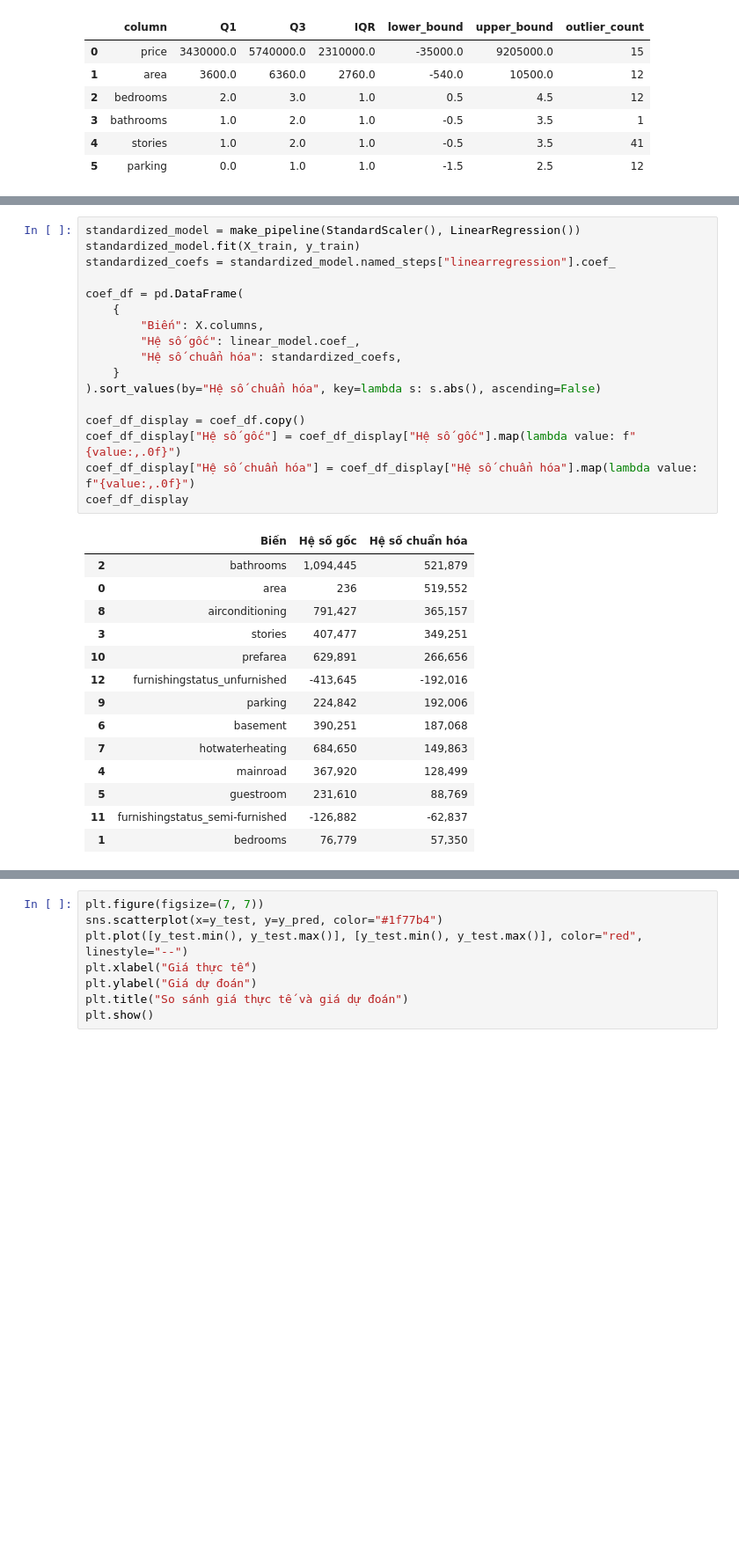
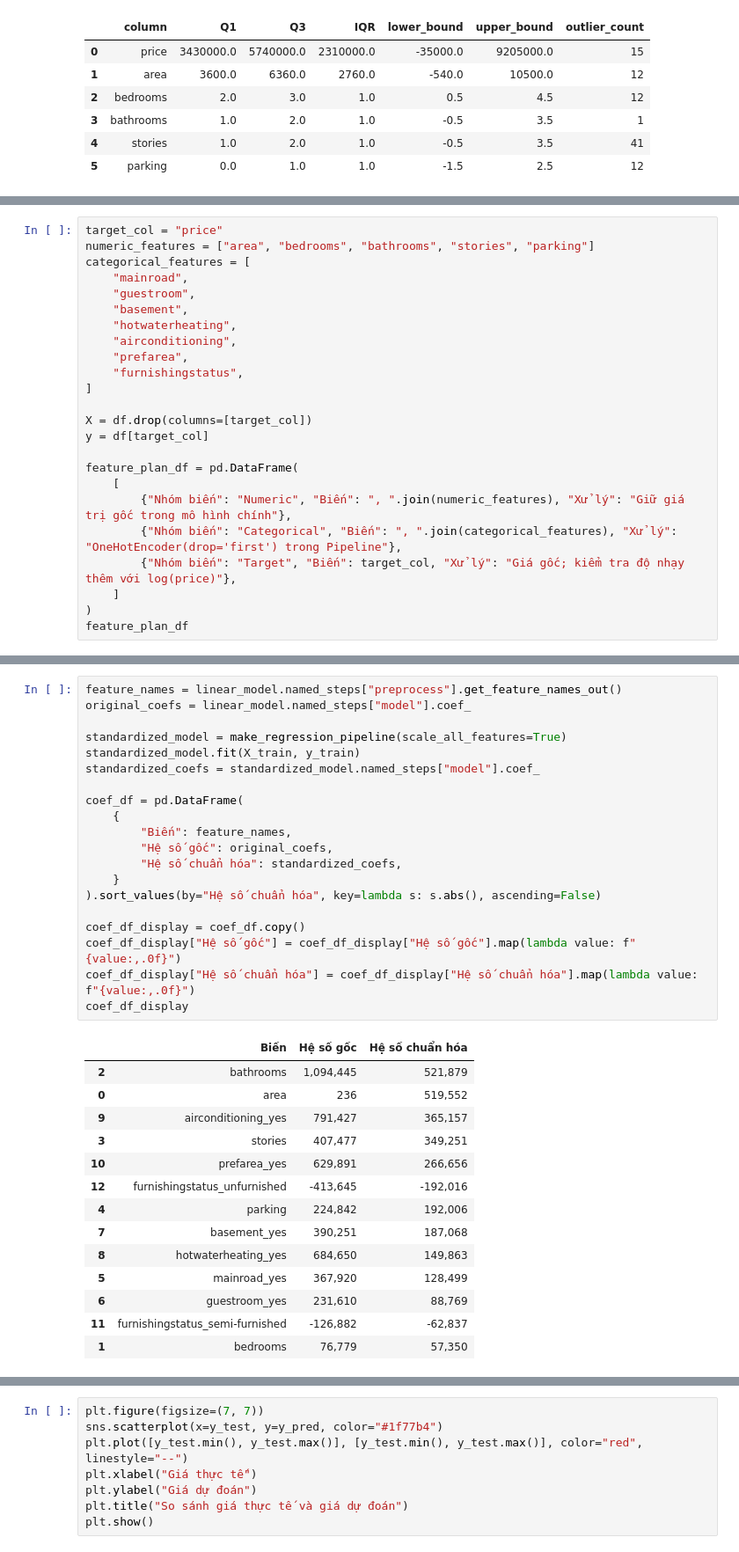
Before and after one commit to uit-straydog/ie224-fp, a Jupyter notebook: main.ipynb, the cells around one changed output, grey strips where cells are left out. Shown at 88% size. Cells and saved outputs as stored; diff of their text form; blank space fills up the shorter version.

```diff
--- a/main.ipynb
+++ b/main.ipynb
@@ -413,0 +414,24 @@ df_model.head()
+# %%
+target_col = "price"
+numeric_features = ["area", "bedrooms", "bathrooms", "stories", "parking"]
+categorical_features = [
+    "mainroad",
+    "guestroom",
+    "basement",
+    "hotwaterheating",
+    "airconditioning",
+    "prefarea",
+    "furnishingstatus",
+]
+
+X = df.drop(columns=[target_col])
+y = df[target_col]
+
+feature_plan_df = pd.DataFrame(
+    [
+        {"Nhóm biến": "Numeric", "Biến": ", ".join(numeric_features), "Xử lý": "Giữ giá trị gốc trong mô hình chính"},
+        {"Nhóm biến": "Categorical", "Biến": ", ".join(categorical_features), "Xử lý": "OneHotEncoder(drop='first') trong Pipeline"},
+        {"Nhóm biến": "Target", "Biến": target_col, "Xử lý": "Giá gốc; kiểm tra độ nhạy thêm với log(price)"},
+    ]
+)
+feature_plan_df
@@ -503,32 +559,35 @@ Bảng đánh giá cho thấy mô hình Linear Regression tốt hơn baseline d
 # %%
-standardized_model = make_pipeline(StandardScaler(), LinearRegression())
+feature_names = linear_model.named_steps["preprocess"].get_feature_names_out()
+original_coefs = linear_model.named_steps["model"].coef_
+
+standardized_model = make_regression_pipeline(scale_all_features=True)
 standardized_model.fit(X_train, y_train)
-standardized_coefs = standardized_model.named_steps["linearregression"].coef_
+standardized_coefs = standardized_model.named_steps["model"].coef_
 
 coef_df = pd.DataFrame(
     {
-        "Biến": X.columns,
-        "Hệ số gốc": linear_model.coef_,
+        "Biến": feature_names,
+        "Hệ số gốc": original_coefs,
         "Hệ số chuẩn hóa": standardized_coefs,
     }
 ).sort_values(by="Hệ số chuẩn hóa", key=lambda s: s.abs(), ascending=False)
 
 coef_df_display = coef_df.copy()
 coef_df_display["Hệ số gốc"] = coef_df_display["Hệ số gốc"].map(lambda value: f"{value:,.0f}")
 coef_df_display["Hệ số chuẩn hóa"] = coef_df_display["Hệ số chuẩn hóa"].map(lambda value: f"{value:,.0f}")
 coef_df_display
 # %% [output]
 |  | Biến | Hệ số gốc | Hệ số chuẩn hóa |
 | 2 | bathrooms | 1,094,445 | 521,879 |
 | 0 | area | 236 | 519,552 |
-| 8 | airconditioning | 791,427 | 365,157 |
+| 9 | airconditioning_yes | 791,427 | 365,157 |
 | 3 | stories | 407,477 | 349,251 |
-| 10 | prefarea | 629,891 | 266,656 |
+| 10 | prefarea_yes | 629,891 | 266,656 |
 | 12 | furnishingstatus_unfurnished | -413,645 | -192,016 |
-| 9 | parking | 224,842 | 192,006 |
-| 6 | basement | 390,251 | 187,068 |
-| 7 | hotwaterheating | 684,650 | 149,863 |
-| 4 | mainroad | 367,920 | 128,499 |
-| 5 | guestroom | 231,610 | 88,769 |
+| 4 | parking | 224,842 | 192,006 |
+| 7 | basement_yes | 390,251 | 187,068 |
+| 8 | hotwaterheating_yes | 684,650 | 149,863 |
+| 5 | mainroad_yes | 367,920 | 128,499 |
+| 6 | guestroom_yes | 231,610 | 88,769 |
 | 11 | furnishingstatus_semi-furnished | -126,882 | -62,837 |
 | 1 | bedrooms | 76,779 | 57,350 |
```
Also changed, not shown: parts of 24 cells of this notebook, 3 other files.
